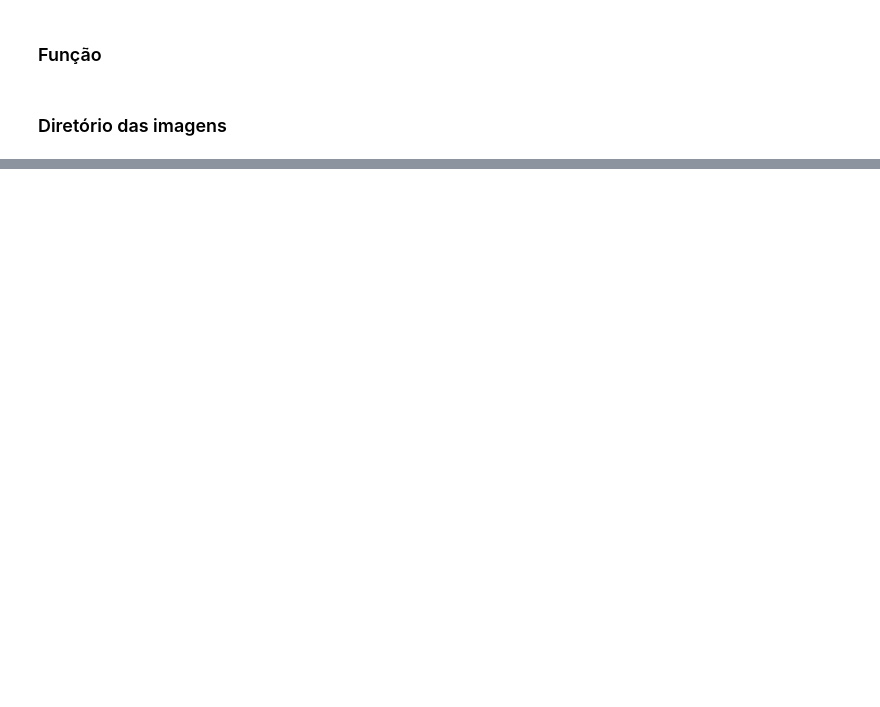
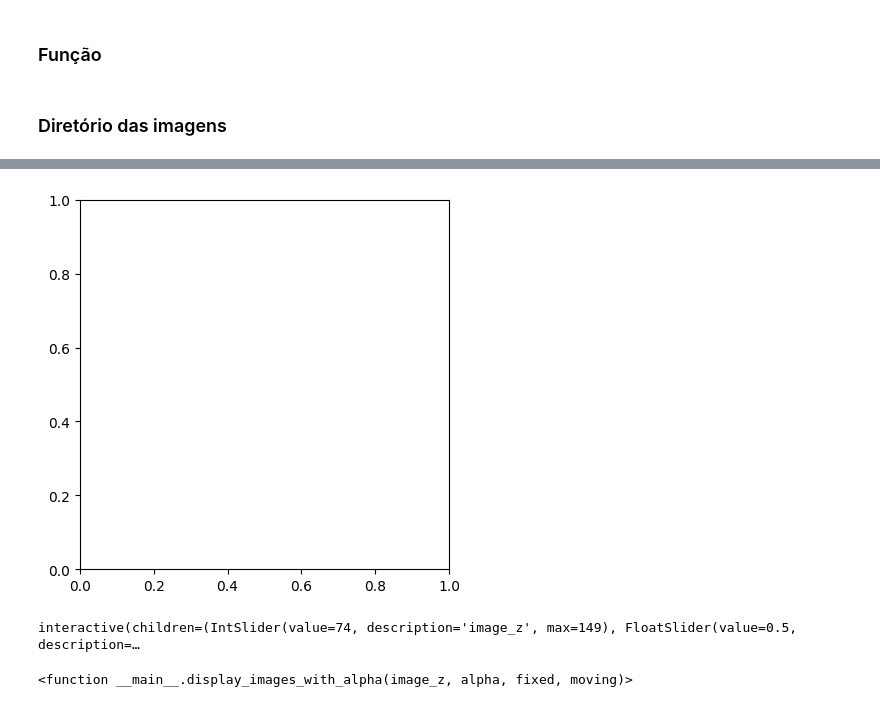
Before and after one commit to AdrianoCarvalh0/Work1PDI3D, a Jupyter notebook: work2.ipynb, the cells around one changed output, grey strips where cells are left out. Saved outputs shown, nothing was run; the diff lists cells and outputs as text; code cells hidden in the pictures; blank space fills up the shorter version.

```diff
--- a/work2.ipynb
+++ b/work2.ipynb
@@ -122,7 +119,7 @@ for img_reference in array_images_denoising:
 
         # Salva a imagem reamostrada
         writer = sitk.ImageFileWriter()
-        writer.SetFileName(f"{dir_output}/{atlas}")
+        writer.SetFileName(f"{dir_output}/{img_resampled}")
         writer.Execute(img_resampled)
 # %% [output]
 Informação imagem original:
@@ -217,5 +264,8 @@ def update_multires_iterations():
 # %%
-#
+from ipywidgets import interact, fixed
+from IPython.display import clear_output
+
+
 # Convertendo para a imagem para float32 para permitir o corregistro
 #
 # Uma maneira de evitar problemas é ler as imagens como floats 32bits, processá-las e depois
@@ -224,8 +274,14 @@ def update_multires_iterations():
 # fixed  = sitk.ReadImage(sys.argv[1], sitk.sitkFloat32)
 # moving = sitk.ReadImage(sys.argv[2], sitk.sitkFloat32)
 #
-fix_img_f32 = sitk.Cast(fix_img, sitk.sitkFloat32)
-mov_img_f32 = sitk.Cast(mov_img, sitk.sitkFloat32)
+recorte_fix = img_fix[0:100,0:100,0:100]
+recorte_mov = img_mov[0:100,0:100,0:100]
+
+# fix_img_f32 = sitk.Cast(img_fix, sitk.sitkFloat32)
+# mov_img_f32 = sitk.Cast(img_mov, sitk.sitkFloat32)
+
+fix_img_f32 = sitk.Cast(recorte_fix, sitk.sitkFloat32)
+mov_img_f32 = sitk.Cast(recorte_mov, sitk.sitkFloat32)
 
 #
 # inicialização baseada em translação, alinha os centros geométricos das imagens
@@ -234,7 +290,7 @@ mov_img_f32 = sitk.Cast(mov_img, sitk.sitkFloat32)
 initial_transform = sitk.CenteredTransformInitializer( fix_img_f32,
                                                        mov_img_f32,
                                                        sitk.Euler3DTransform(),
-                                                       sitk.CenteredTransformInitializerFilter.MOMENTS )
+                                                       sitk.CenteredTransformInitializerFilter.GEOMETRY )
 
 mov_resampled = sitk.Resample( mov_img_f32, fix_img_f32,
                                initial_transform,
@@ -325,0 +346,16 @@ interact( display_images_with_alpha,
+# %%
+final_transform = registration(img_fix, img_mov)
+
+
+mov_resampled = sitk.Resample( img_mov,
+                               img_fix,
+                               final_transform,
+                               sitk.sitkLinear,
+                               0.0,
+                               img_mov.GetPixelID() )
+
+interact( display_images_with_alpha,
+          image_z = (0,img_fix.GetSize()[2]-1),
+          alpha   = (0.0,1.0,0.05),
+          fixed   = fixed(img_fix),
+          moving  = fixed(mov_resampled) );
@@ -325,0 +366,14 @@ interact( display_images_with_alpha,
+# %%
+#import gui
+
+img_cboard = sitk.CheckerBoard( img_fix, mov_resampled, [8,8,8] )
+
+interact( display_images_with_alpha,
+          image_z = (0,img_fix.GetSize()[2]-1),
+          alpha   = (0.0,1.0,0.05),
+          fixed   = fixed(img_fix),
+          moving  = fixed(img_cboard) )
+# %% [output]
+[figure, added]
+interactive(children=(IntSlider(value=74, description='image_z', max=149), FloatSlider(value=0.5, description=…
+<function __main__.display_images_with_alpha(image_z, alpha, fixed, moving)>
```
Also changed, not shown: parts of 14 cells of this notebook, 27 other files.
